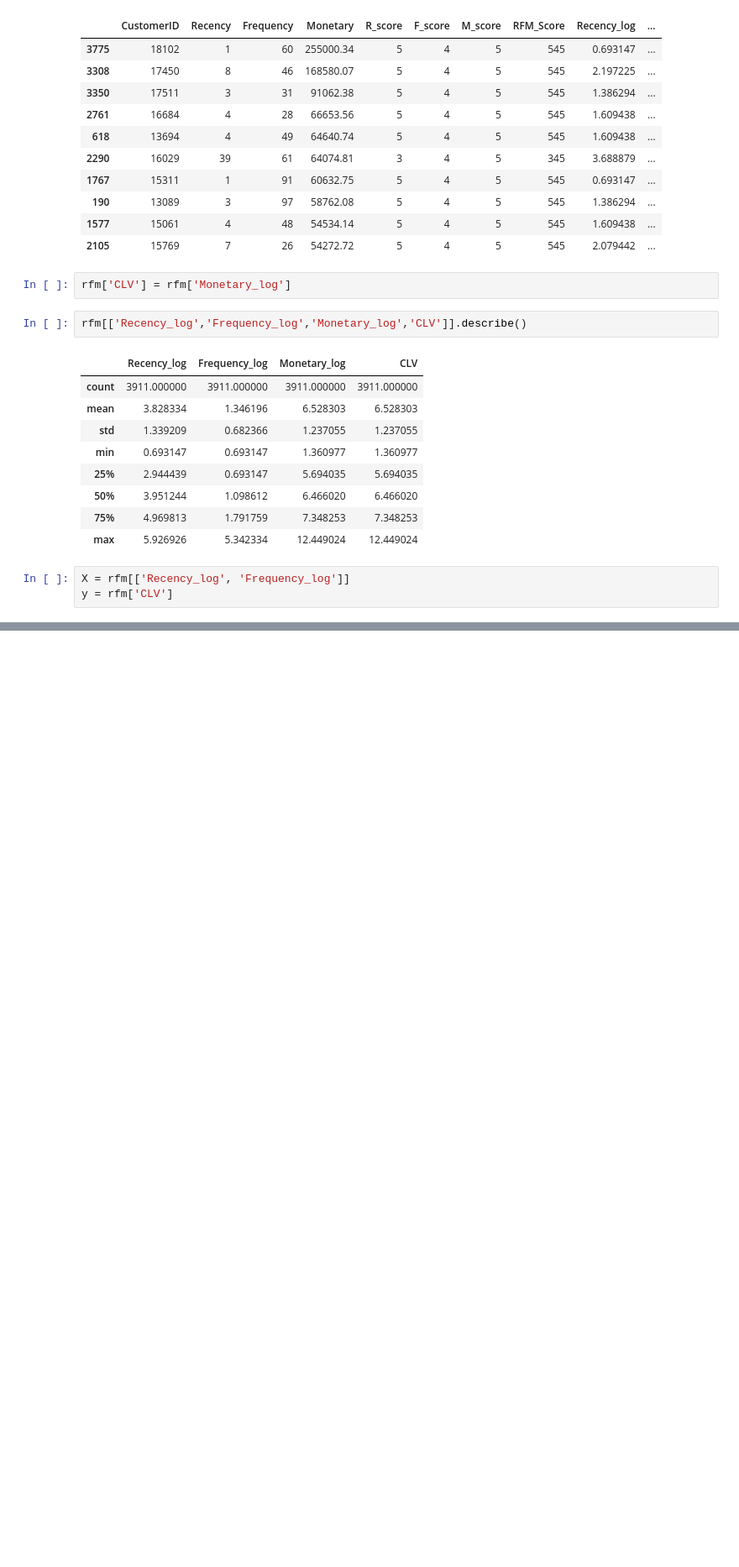
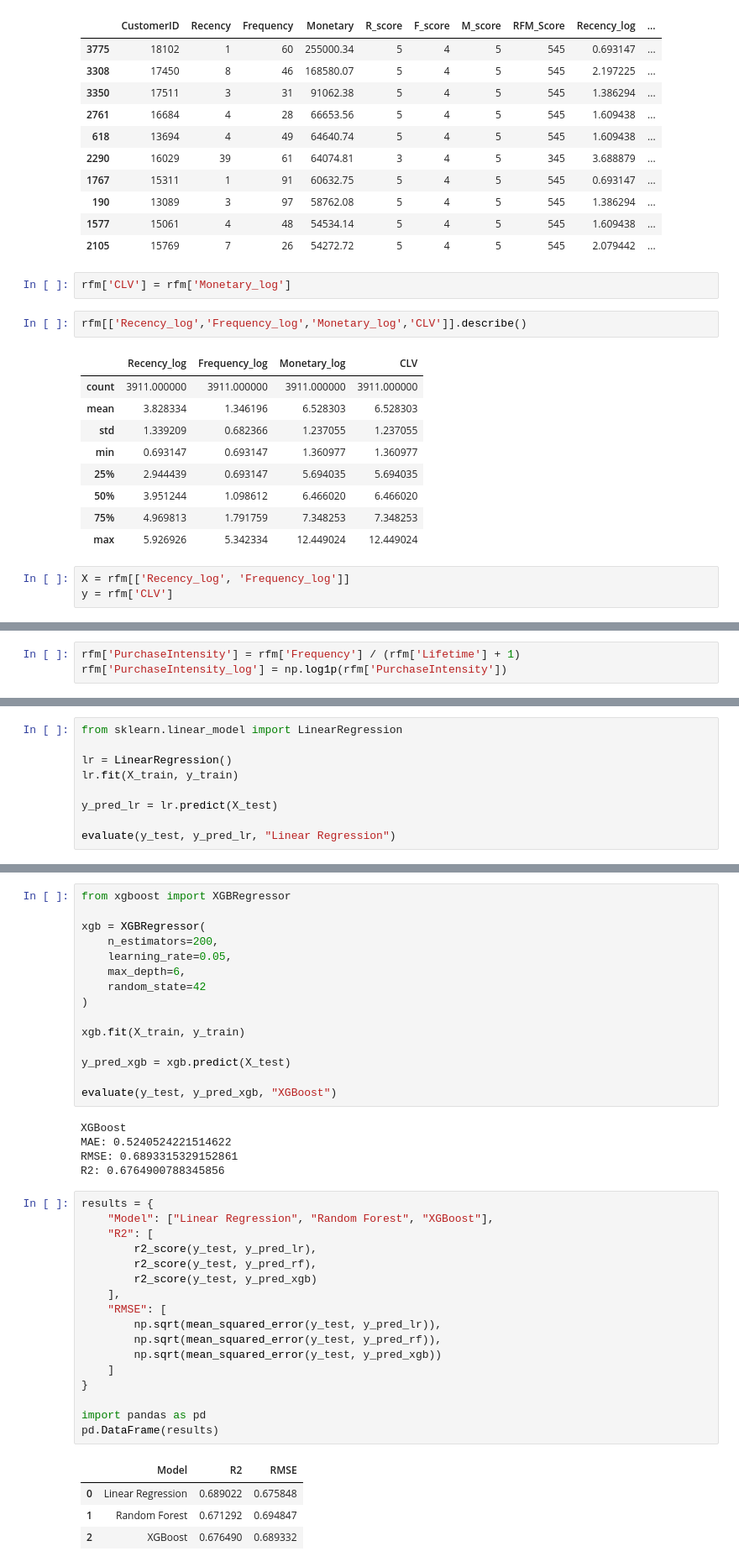
Before and after one commit to Qanmberjawad/clv-prediction, a Jupyter notebook: notebooks/01_data_loading.ipynb, the cells around one changed output, grey strips where cells are left out. Shown at 84% size. Cells and saved outputs as stored; diff of their text form; blank space fills up the shorter version.

Commit message:
Final model selection, evaluation, and feature importance

```diff
--- a/notebooks/01_data_loading.ipynb
+++ b/notebooks/01_data_loading.ipynb
@@ -380,0 +442,3 @@ y = rfm['CLV']
+# %%
+rfm['PurchaseIntensity'] = rfm['Frequency'] / (rfm['Lifetime'] + 1)
+rfm['PurchaseIntensity_log'] = np.log1p(rfm['PurchaseIntensity'])
@@ -380,0 +476,9 @@ y = rfm['CLV']
+# %%
+from sklearn.linear_model import LinearRegression
+
+lr = LinearRegression()
+lr.fit(X_train, y_train)
+
+y_pred_lr = lr.predict(X_test)
+
+evaluate(y_test, y_pred_lr, "Linear Regression")
@@ -380,0 +509,42 @@ y = rfm['CLV']
+# %%
+from xgboost import XGBRegressor
+
+xgb = XGBRegressor(
+    n_estimators=200,
+    learning_rate=0.05,
+    max_depth=6,
+    random_state=42
+)
+
+xgb.fit(X_train, y_train)
+
+y_pred_xgb = xgb.predict(X_test)
+
+evaluate(y_test, y_pred_xgb, "XGBoost")
+# %% [output]
+XGBoost
+MAE: 0.5240524221514622
+RMSE: 0.6893315329152861
+R2: 0.6764900788345856
+# %%
+results = {
+    "Model": ["Linear Regression", "Random Forest", "XGBoost"],
+    "R2": [
+        r2_score(y_test, y_pred_lr),
+        r2_score(y_test, y_pred_rf),
+        r2_score(y_test, y_pred_xgb)
+    ],
+    "RMSE": [
+        np.sqrt(mean_squared_error(y_test, y_pred_lr)),
+        np.sqrt(mean_squared_error(y_test, y_pred_rf)),
+        np.sqrt(mean_squared_error(y_test, y_pred_xgb))
+    ]
+}
+
+import pandas as pd
+pd.DataFrame(results)
+# %% [output]
+|  | Model | R2 | RMSE |
+| 0 | Linear Regression | 0.689022 | 0.675848 |
+| 1 | Random Forest | 0.671292 | 0.694847 |
+| 2 | XGBoost | 0.676490 | 0.689332 |
```
Also changed, not shown: parts of 13 cells of this notebook.
